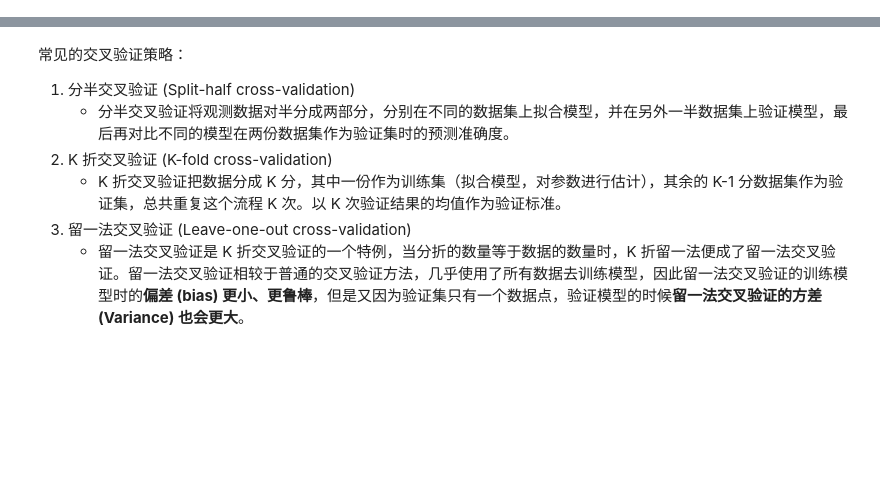
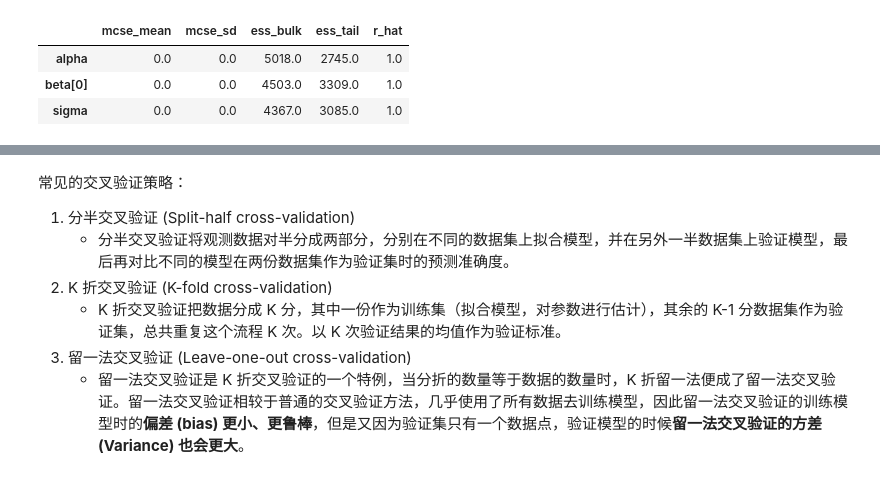
Before and after one commit to Utenna/PyBayesian, a Jupyter notebook: 2023/Lecture11_v0.3.ipynb, the cells around one changed output, grey strips where cells are left out. Saved outputs shown, nothing was run; the diff lists cells and outputs as text; code cells hidden in the pictures; blank space fills up the shorter version.

```diff
--- a/2023/Lecture11_v0.3.ipynb
+++ b/2023/Lecture11_v0.3.ipynb
@@ -884,0 +97,15 @@ summary_result
+# %%
+linear_model = pm.Model()
+with linear_model :
+    # 在pymc3中，pm.Model()定义了一个新的模型对象，这个对象是模型中随机变量的容器
+    # 在python中，容器是一种数据结构，是用来管理特殊数据的对象
+    # with语句定义了一个上下文管理器，以 linear_model 作为上下文，在这个上下文中定义的变量都被添加到这个模型
+    alpha = pm.Normal('alpha', mu=0, sd=1)
+    beta = pm.Normal('beta', mu=0, sd=1, shape=1)
+    sigma = pm.HalfNormal('sigma', sd=1)
+    # x为自变量，是之前已经载入的数据
+    x = pm.Data("x", data['SES_t'])
+    # 线性模型：mu是确定性随机变量，这个变量的值完全由右端值确定
+    mu = pm.Deterministic("mu", alpha + beta*x)
+    # Y的观测值，这是一个特殊的观测随机变量，表示模型数据的可能性。也可以表示模型的似然，通过 observed 参数来告诉这个变量其值是已经被观测到了的，不会被拟合算法改变
+    y_obs = pm.Normal('y_obs', mu=mu, sd=sigma, observed=data['EIB_t'])
@@ -884,0 +121,6 @@ summary_result
+# %%
+with linear_model :
+    # 使用mcmc方法进行采样，draws为采样次数，tune为调整采样策略的次数，这些次数将在采样结束后被丢弃，
+    # target_accept为接受率， return_inferencedata=True为该函数返回的对象是arviz.InnferenceData对象
+    # chains为我们采样的链数，cores为我们的调用的cpu数，多个链可以在多个cpu中并行计算，我们在和鲸中调用的cpu数为2
+    trace = pm.sample(draws=2000, tune=1000, target_accept=0.9, chains=2, cores= 2, return_inferencedata=True)
@@ -884,0 +143,7 @@ summary_result
+# %%
+az.summary(trace, var_names=['alpha','beta','sigma'], kind="diagnostics")
+# %% [output]
+|  | mcse_mean | mcse_sd | ess_bulk | ess_tail | r_hat |
+| alpha | 0.0 | 0.0 | 5018.0 | 2745.0 | 1.0 |
+| beta[0] | 0.0 | 0.0 | 4503.0 | 3309.0 | 1.0 |
+| sigma | 0.0 | 0.0 | 4367.0 | 3085.0 | 1.0 |
```
Also changed, not shown: parts of 163 cells of this notebook.
